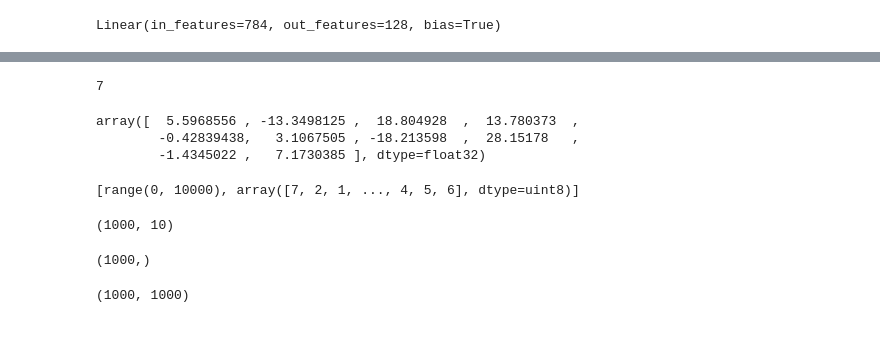
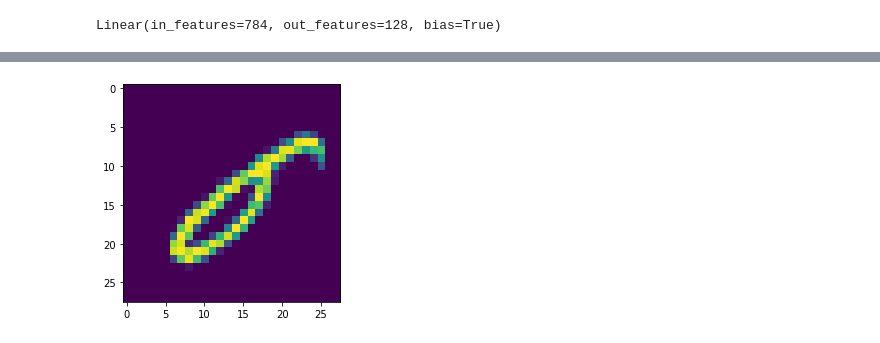
Before and after one commit to markoelez/ai-experiments, a Jupyter notebook: mnist_numpy.ipynb, the cells around one changed output, grey strips where cells are left out. Cells and saved outputs as stored; diff of their text form; code cells hidden in the pictures.

```diff
--- a/mnist_numpy.ipynb
+++ b/mnist_numpy.ipynb
@@ -176,28 +174,6 @@ plot(ret)
 # %%
-y_test[0]
+idx = np.argsort(ret)[3]
+idx, ret[idx], y_test[idx]
+imshow(x_test[idx].reshape(28, 28))
 # %% [output]
-7
+[figure, added]
-# %%
-y_test_preds_out[0]
-# %% [output]
-array([  5.5968556 , -13.3498125 ,  18.804928  ,  13.780373  ,
-        -0.42839438,   3.1067505 , -18.213598  ,  28.15178   ,
-        -1.4345022 ,   7.1730385 ], dtype=float32)
-# %%
-[range(y_test_preds_out.shape[0]), y_test]
-# %% [output]
-[range(0, 10000), array([7, 2, 1, ..., 4, 5, 6], dtype=uint8)]
-# %%
-test = np.random.rand(1000, 10)
-test.shape
-# %% [output]
-(1000, 10)
-# %%
-idxs = np.random.randint(0, 10, 1000)
-idxs.shape
-# %% [output]
-(1000,)
-# %%
-test[:, idxs].shape
-# %% [output]
-(1000, 1000)
```
Also changed, not shown: parts of 12 cells of this notebook, 2 other files.
